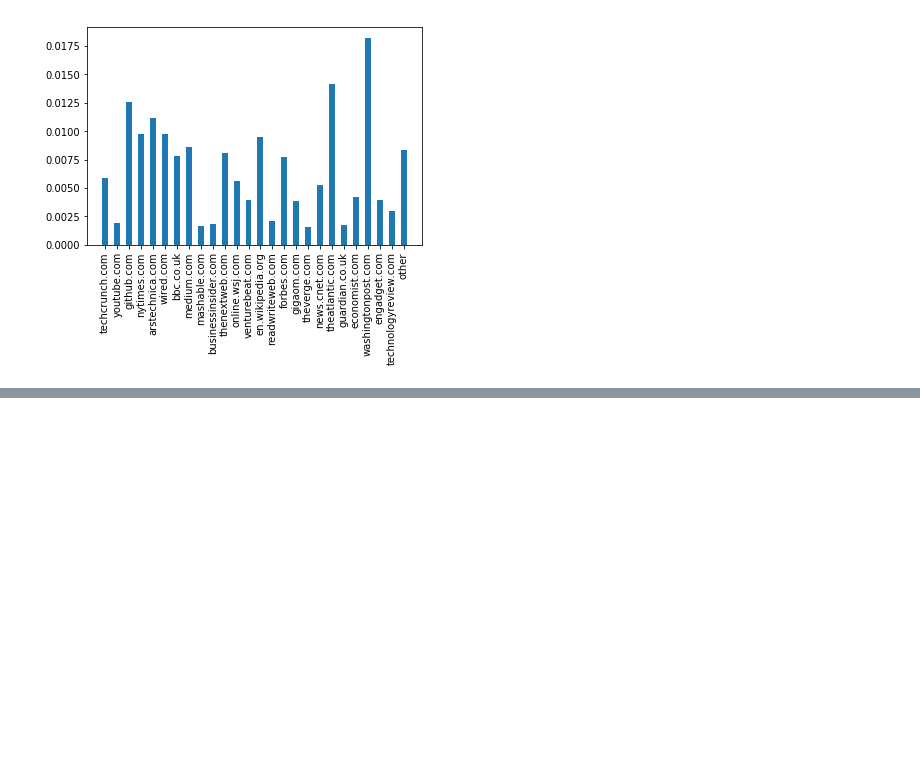
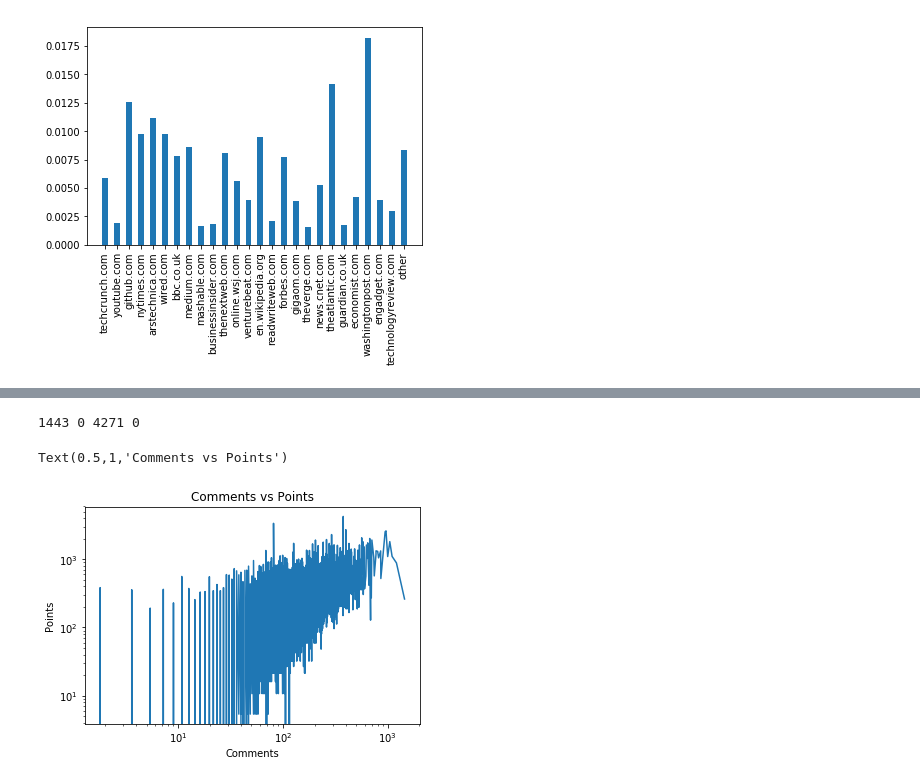
Before and after one commit to JasonLiJT/jpm-bigdata-spark, a Jupyter notebook: HackerNews Challenge.ipynb, the cells around one changed output, grey strips where cells are left out. Cells and saved outputs as stored; diff of their text form; code cells hidden in the pictures; blank space fills up the shorter version.

Commit message:
Comments vs Points

```diff
--- a/HackerNews Challenge.ipynb
+++ b/HackerNews Challenge.ipynb
@@ -398,0 +404,42 @@ plt.bar(index26, vals, 0.5)
+# %%
+highestCommentPost = refinedDataset.reduce(lambda dic1, dic2: dic1 if dic1['num_comments'] > dic2['num_comments'] else dic2)
+lowestCommentPost = refinedDataset.reduce(lambda dic1, dic2: dic1 if dic1['num_comments'] < dic2['num_comments'] else dic2)
+
+max_comment = highestCommentPost['num_comments']
+min_comment = lowestCommentPost['num_comments']
+# %%
+highestPointPost = refinedDataset.reduce(lambda dic1, dic2: dic1 if dic1['points'] > dic2['points'] else dic2)
+lowestPointPost = refinedDataset.reduce(lambda dic1, dic2: dic1 if dic1['points'] < dic2['points'] else dic2)
+
+max_point = highestPointPost['points']
+min_point = lowestPointPost['points']
+# %%
+print(max_comment, min_comment, max_point, min_point)
+# %% [output]
+1443 0 4271 0
+# %%
+comment_interval = (max_comment - min_comment + 1) / 800.0
+point_interval = (max_point - min_point + 1) / 800.0
+
+def get_comment_bucket(rec):
+    return int((rec['num_comments'] - min_comment) / comment_interval)
+
+def get_point_bucket(rec):
+    return int((rec['points'] - min_point) / point_interval)
+# %%
+comment_point_buckets_rdd = refinedDataset.map(
+    lambda dic:
+    (get_comment_bucket(dic), get_point_bucket(dic))
+).distinct()
+# %%
+comment_point_buckets = sorted(comment_point_buckets_rdd.collect())
+comment_buckets = [buckets[0] * comment_interval + min_comment for buckets in comment_point_buckets]
+point_buckets = [buckets[1] * point_interval + min_point for buckets in comment_point_buckets]
+plt.loglog(comment_buckets, point_buckets)
+plt.xlabel('Comments')
+plt.ylabel('Points')
+# plt.xlim(0, 200)
+plt.title('Comments vs Points')
+# %% [output]
+Text(0.5,1,'Comments vs Points')
+[figure, added]
```
Also changed, not shown: parts of 1 cell of this notebook.
